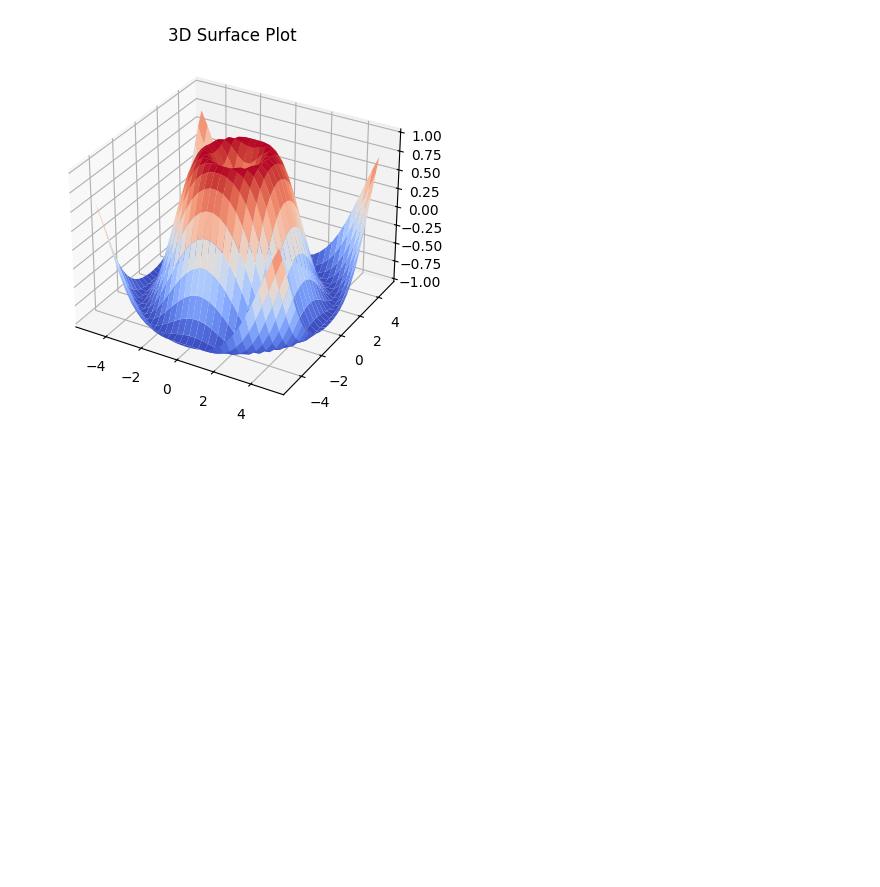
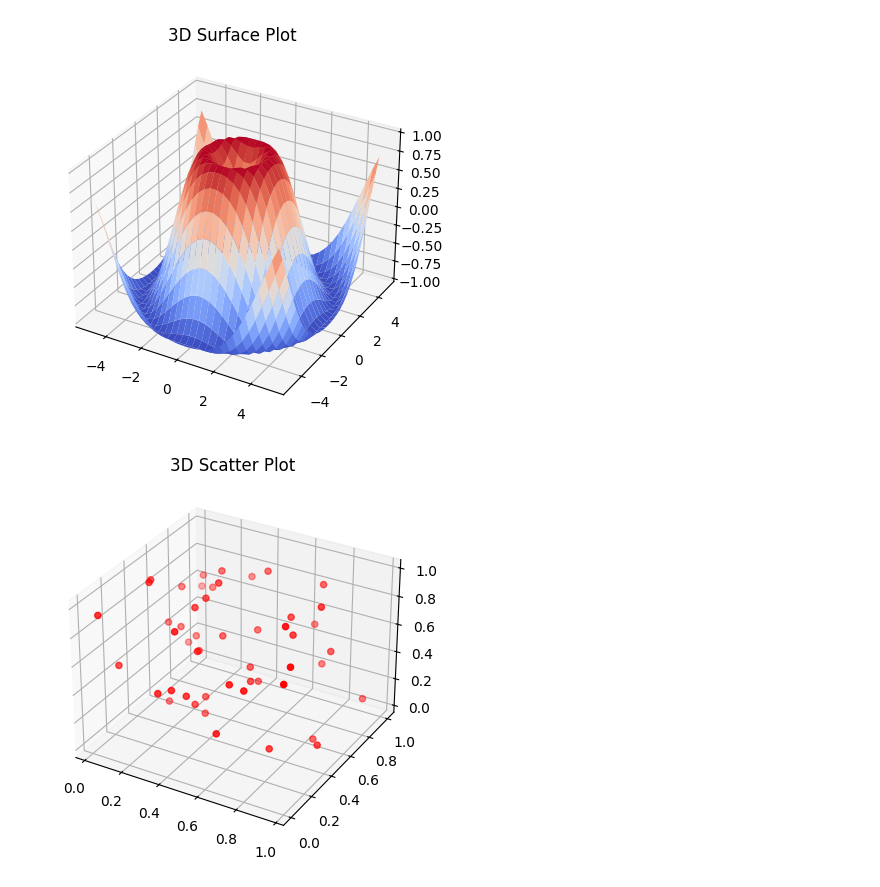
Before and after one commit to SindhuKomireddyy/DataAnalysis, a Jupyter notebook: matplotlib.ipynb, the cells around one changed output. Drawn from its saved outputs; the diff is of its cells as text; code cells hidden in the pictures; blank space fills up the shorter version.

```diff
--- a/matplotlib.ipynb
+++ b/matplotlib.ipynb
@@ -215,3 +215,16 @@ ax.set_title("3D Surface Plot")
 plt.show()
 # %% [output]
 [figure]
+# %%
+fig = plt.figure()
+ax = fig.add_subplot(111, projection='3d')
+
+x = np.random.rand(50)
+y = np.random.rand(50)
+z = np.random.rand(50)
+
+ax.scatter(x, y, z, color='red', marker='o')
+ax.set_title("3D Scatter Plot")
+plt.show()
+# %% [output]
+[figure, added]
```
Also changed, not shown: parts of 11 cells of this notebook, 2 other files.
